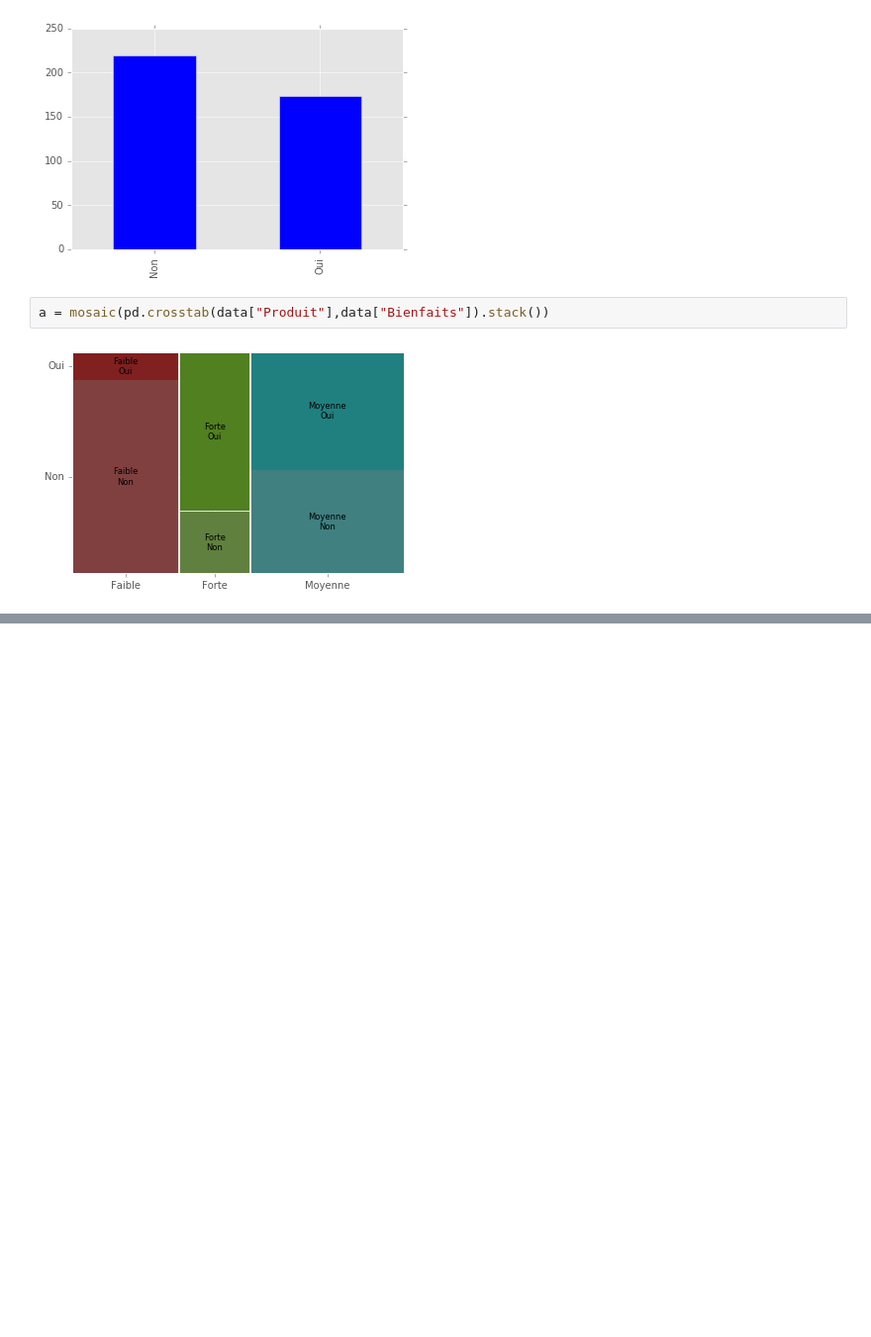
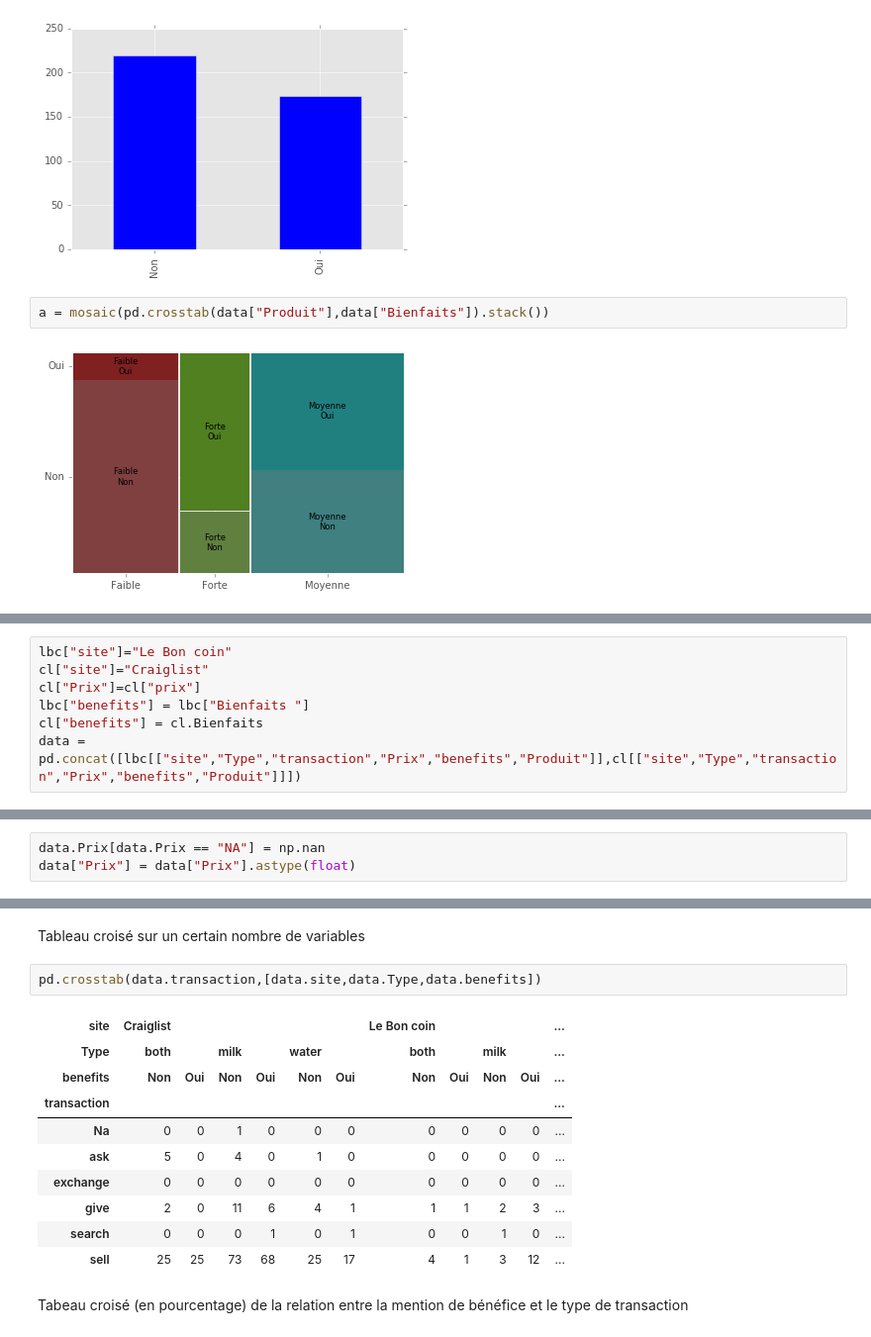
Before and after one commit to emilienschultz/researchnotebooks, a Jupyter notebook: Kefir-extract-web.ipynb, the cells around one changed output, grey strips where cells are left out. Shown at 99% size. Drawn from its saved outputs; the diff is of its cells as text; blank space fills up the shorter version.

```diff
--- a/Kefir-extract-web.ipynb
+++ b/Kefir-extract-web.ipynb
@@ -332,0 +387,7 @@ a = mosaic(pd.crosstab(data["Produit"],data["Bienfaits"]).stack())
+# %%
+lbc["site"]="Le Bon coin"
+cl["site"]="Craiglist"
+cl["Prix"]=cl["prix"]
+lbc["benefits"] = lbc["Bienfaits "]
+cl["benefits"] = cl.Bienfaits
+data = pd.concat([lbc[["site","Type","transaction","Prix","benefits","Produit"]],cl[["site","Type","transaction","Prix","benefits","Produit"]]])
@@ -332,0 +396,3 @@ a = mosaic(pd.crosstab(data["Produit"],data["Bienfaits"]).stack())
+# %%
+data.Prix[data.Prix == "NA"] = np.nan
+data["Prix"] = data["Prix"].astype(float)
@@ -332,0 +410,17 @@ a = mosaic(pd.crosstab(data["Produit"],data["Bienfaits"]).stack())
+# %% [markdown]
+Tableau croisé sur un certain nombre de variables
+# %%
+pd.crosstab(data.transaction,[data.site,data.Type,data.benefits])
+# %% [output]
+| site | Craiglist |  |  |  |  |  | Le Bon coin |  |  |  | ... |
+| Type | both |  | milk |  | water |  | both |  | milk |  | ... |
+| benefits | Non | Oui | Non | Oui | Non | Oui | Non | Oui | Non | Oui | ... |
+| transaction |  |  |  |  |  |  |  |  |  |  | ... |
+| Na | 0 | 0 | 1 | 0 | 0 | 0 | 0 | 0 | 0 | 0 | ... |
+| ask | 5 | 0 | 4 | 0 | 1 | 0 | 0 | 0 | 0 | 0 | ... |
+| exchange | 0 | 0 | 0 | 0 | 0 | 0 | 0 | 0 | 0 | 0 | ... |
+| give | 2 | 0 | 11 | 6 | 4 | 1 | 1 | 1 | 2 | 3 | ... |
+| search | 0 | 0 | 0 | 1 | 0 | 1 | 0 | 0 | 1 | 0 | ... |
+| sell | 25 | 25 | 73 | 68 | 25 | 17 | 4 | 1 | 3 | 12 | ... |
+# %% [markdown]
+Tabeau croisé (en pourcentage) de la relation entre la mention de bénéfice et le type de transaction
```
Also changed, not shown: parts of 26 cells of this notebook.
